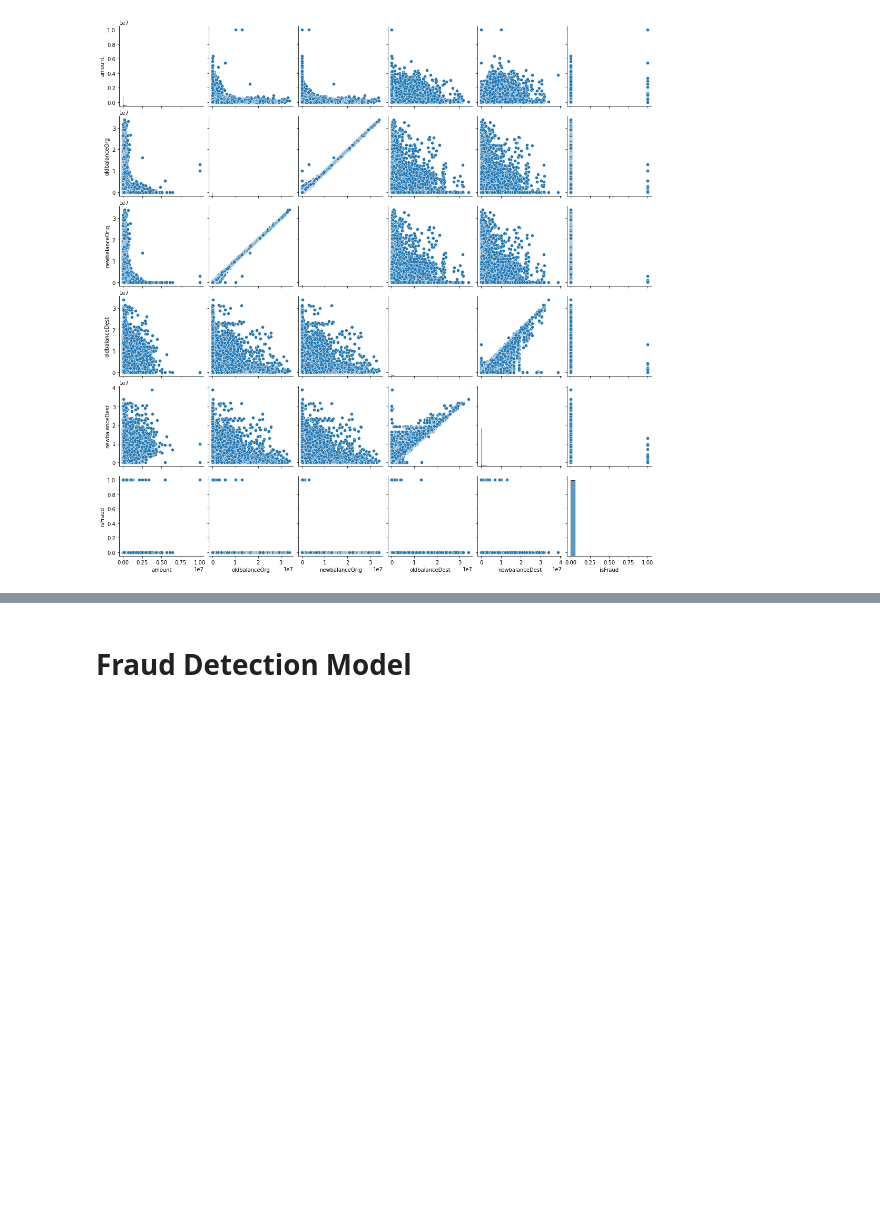
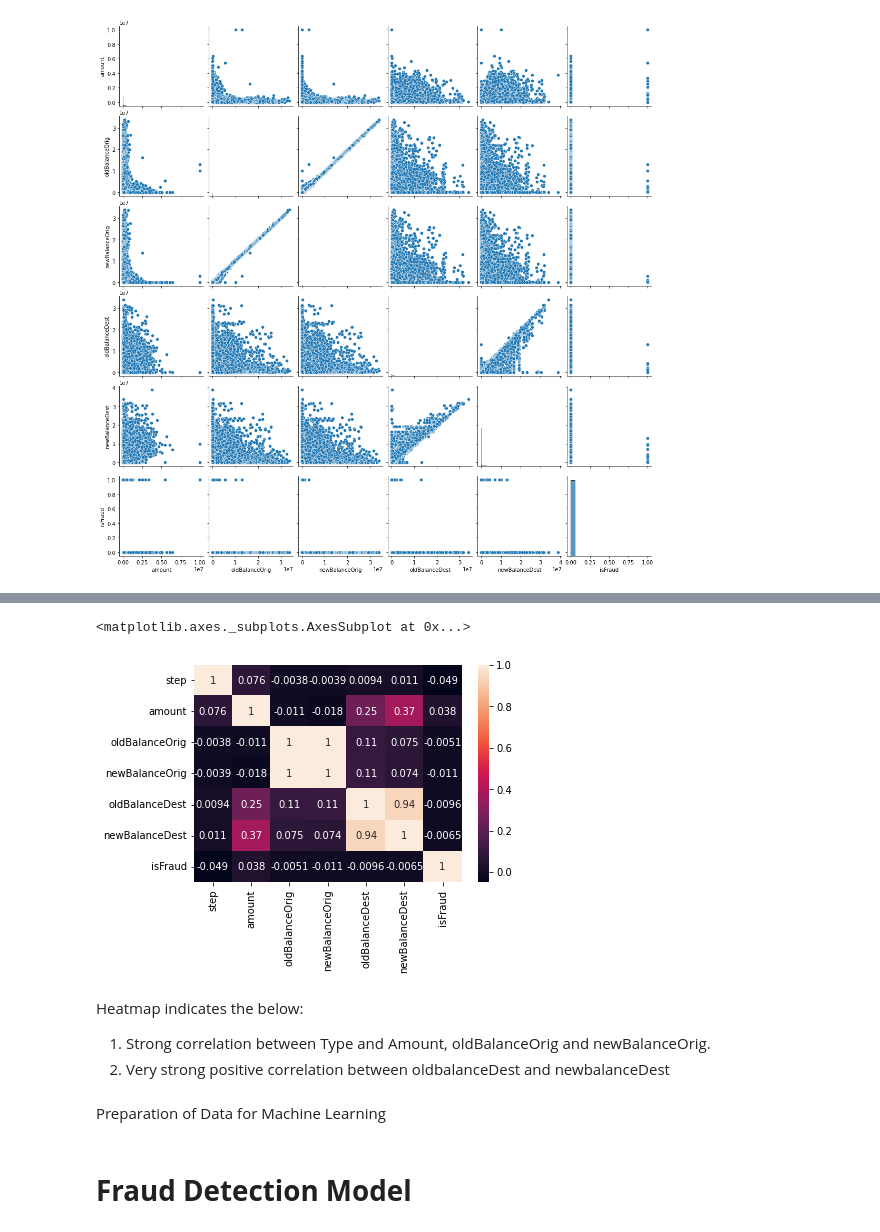
Before and after one commit to Mark-Barbaric/IntermediateMachineLearning, a Jupyter notebook: CMAR10_Week_2.ipynb, the cells around one changed output, grey strips where cells are left out. Saved outputs shown, nothing was run; the diff lists cells and outputs as text; code cells hidden in the pictures; blank space fills up the shorter version.

```diff
--- a/CMAR10_Week_2.ipynb
+++ b/CMAR10_Week_2.ipynb
@@ -97,6 +102,8 @@ oldbalanceDest    0
 newbalanceDest    0
 isFraud           0
 dtype: int64
+# %%
+transaction_data.columns =['step', 'type', 'amount', 'nameOrig', 'oldBalanceOrig', 'newBalanceOrig', 'nameDest', 'oldBalanceDest', 'newBalanceDest', 'isFraud']
 # %% [markdown]
 #Transaction Breakdown
 # %%
@@ -176,2 +164,14 @@ Seems to be a strong positive correlation between old balance and new balance fo
+# %%
+sb.heatmap(transaction_data.corr(),annot=True)
+# %% [output]
+<matplotlib.axes._subplots.AxesSubplot at 0x...>
+[figure, added]
+# %% [markdown]
+Heatmap indicates the below:
+
+1. Strong correlation between Type and Amount, oldBalanceOrig and newBalanceOrig.
+2. Very strong positive correlation between oldbalanceDest and newbalanceDest
+# %% [markdown]
+Preparation of Data for Machine Learning
 # %% [markdown]
 # **Fraud Detection Model**
```
Also changed, not shown: parts of 17 cells of this notebook.
